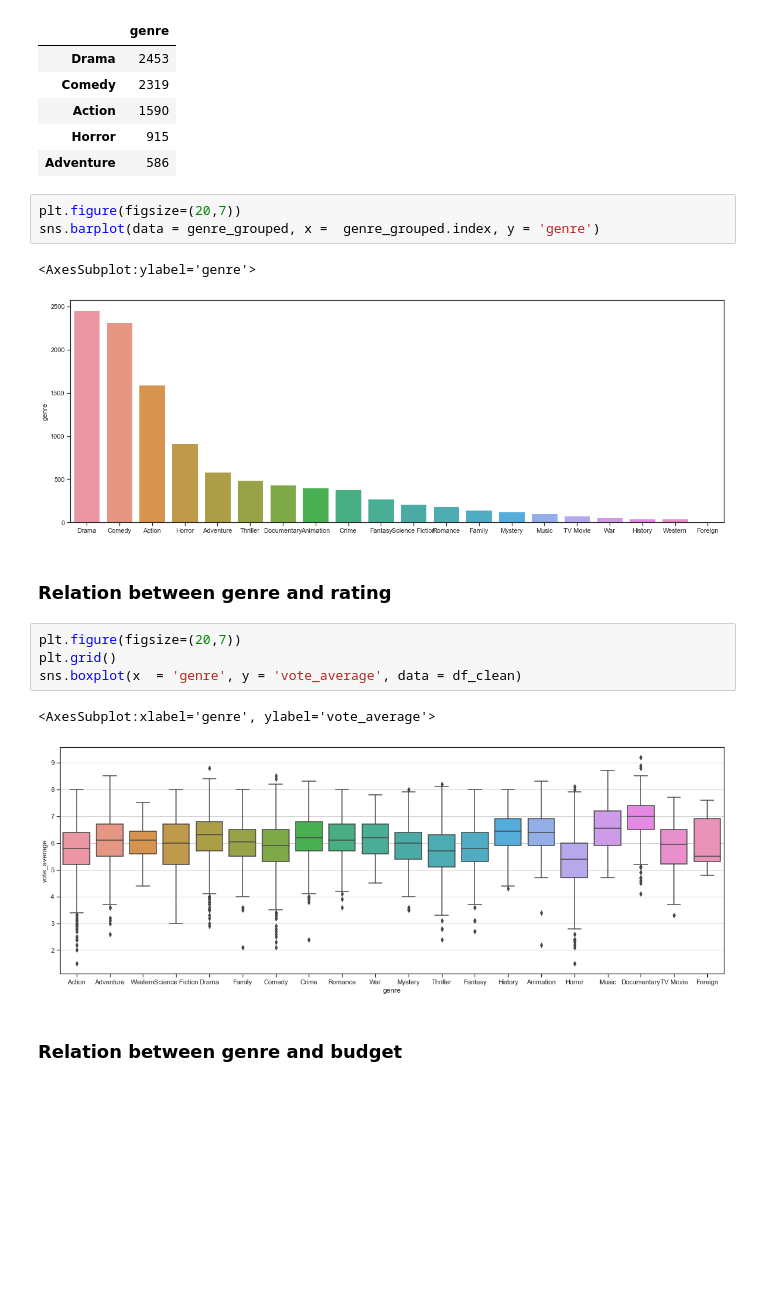
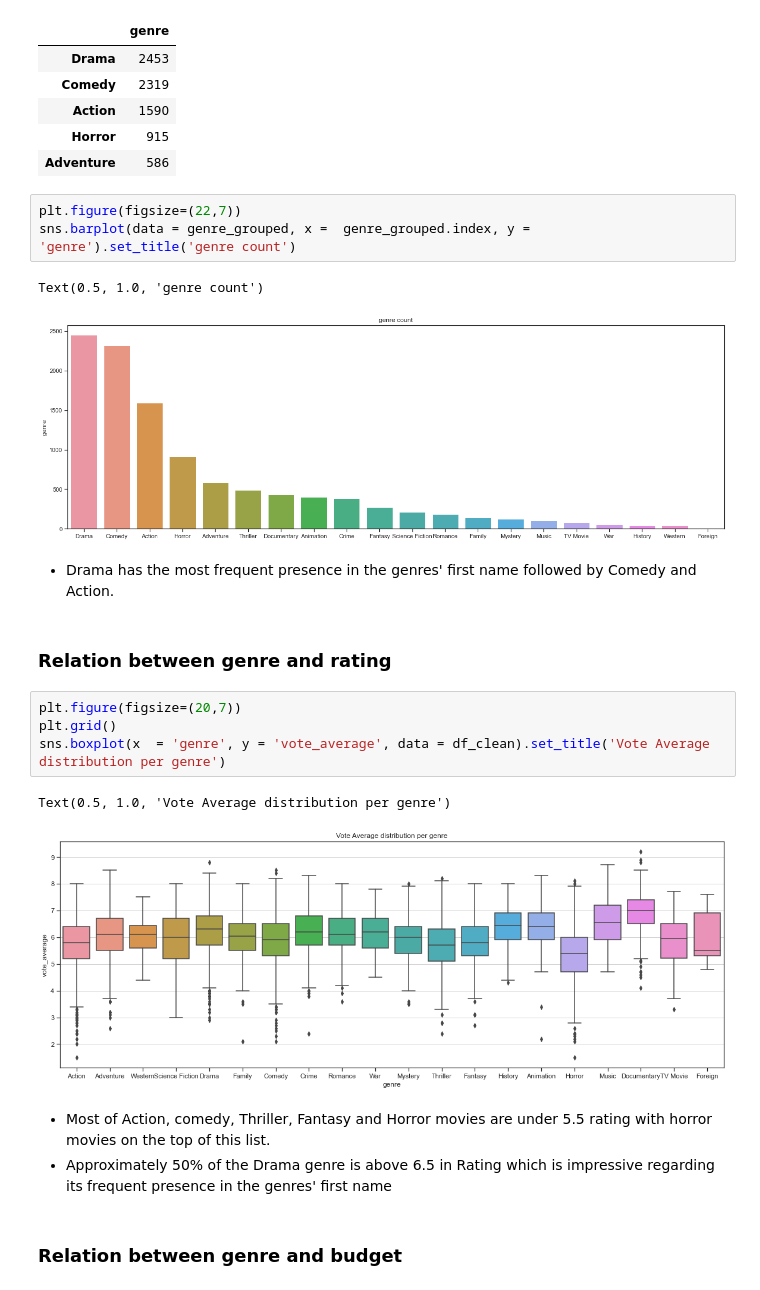
Before and after one commit to HossamHeikal/Investigate-dataset, a Jupyter notebook: investigate-a-dataset-template.ipynb, the cells around one changed output. Saved outputs shown, nothing was run; the diff lists cells and outputs as text; blank space fills up the shorter version.

```diff
--- a/investigate-a-dataset-template.ipynb
+++ b/investigate-a-dataset-template.ipynb
@@ -203,20 +210,25 @@ genre_grouped.head()
 | Horror | 915 |
 | Adventure | 586 |
 # %%
-plt.figure(figsize=(20,7))
-sns.barplot(data = genre_grouped, x =  genre_grouped.index, y = 'genre')
+plt.figure(figsize=(22,7))
+sns.barplot(data = genre_grouped, x =  genre_grouped.index, y = 'genre').set_title('genre count')
 # %% [output]
-<AxesSubplot:ylabel='genre'>
+Text(0.5, 1.0, 'genre count')
-[figure, old version]
+[figure, new version]
+# %% [markdown]
+- Drama has the most frequent presence in the genres' first name followed by Comedy and Action.
 # %% [markdown]
 ### Relation between genre and rating
 # %%
 plt.figure(figsize=(20,7))
 plt.grid()
-sns.boxplot(x  = 'genre', y = 'vote_average', data = df_clean)
+sns.boxplot(x  = 'genre', y = 'vote_average', data = df_clean).set_title('Vote Average distribution per genre')
 # %% [output]
-<AxesSubplot:xlabel='genre', ylabel='vote_average'>
+Text(0.5, 1.0, 'Vote Average distribution per genre')
-[figure, old version]
+[figure, new version]
+# %% [markdown]
+- Most of Action, comedy, Thriller, Fantasy and Horror movies are under 5.5 rating with horror movies on the top of this list.
+- Approximately 50% of the Drama genre is above 6.5 in Rating which is impressive regarding its frequent presence in the genres' first name
 # %% [markdown]
 ### Relation between genre and budget
 # %%
```
Also changed, not shown: parts of 24 cells of this notebook, 1 other file.
